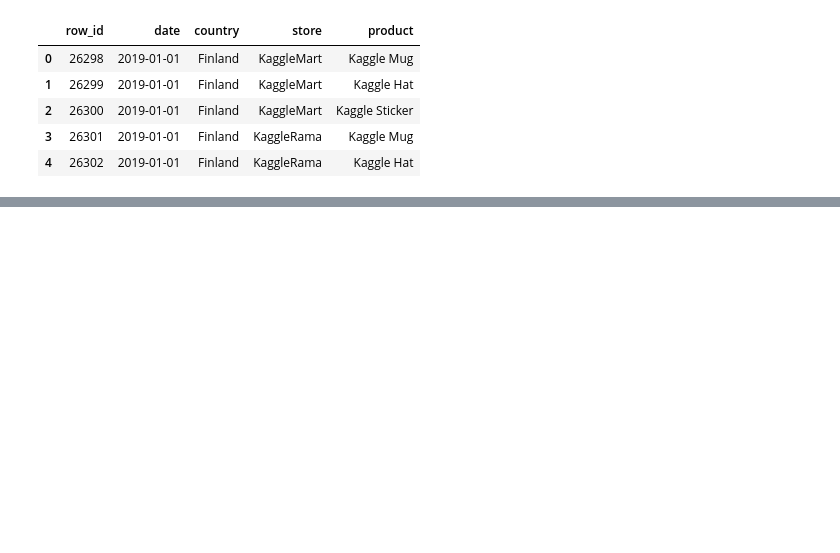
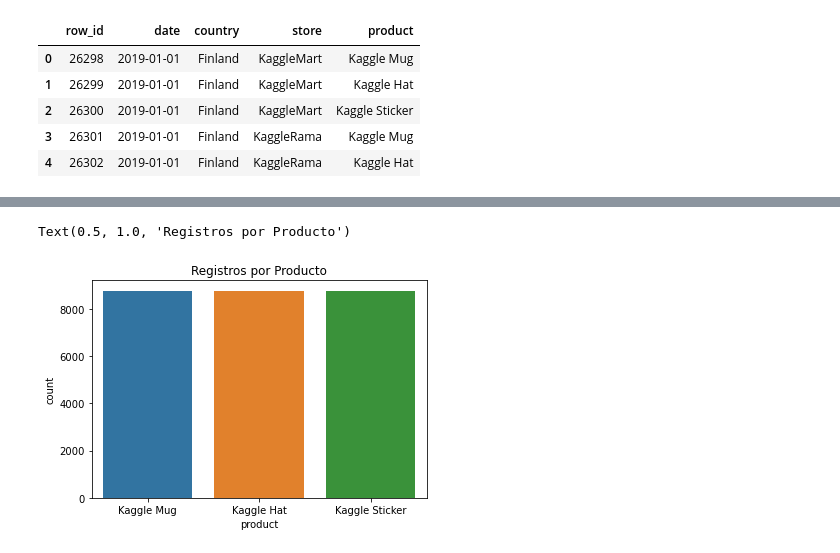
Before and after one commit to ccollado7/kaggle-tps-jan2022, a Jupyter notebook: notebooks/EDA/kaggle-tps-EDA.ipynb, the cells around one changed output, grey strips where cells are left out. Cells and saved outputs as stored; diff of their text form; code cells hidden in the pictures; blank space fills up the shorter version.

```diff
--- a/notebooks/EDA/kaggle-tps-EDA.ipynb
+++ b/notebooks/EDA/kaggle-tps-EDA.ipynb
@@ -75,0 +91,7 @@ Report TPS - Train.html was generated! NOTEBOOK/COLAB USERS: the web browser MAY
+# %%
+#Cantidad de registros por producto
+
+sns.countplot(x="product", data=train).set_title('Registros por Producto')
+# %% [output]
+Text(0.5, 1.0, 'Registros por Producto')
+[figure, added]
```
Also changed, not shown: parts of 30 cells of this notebook.
